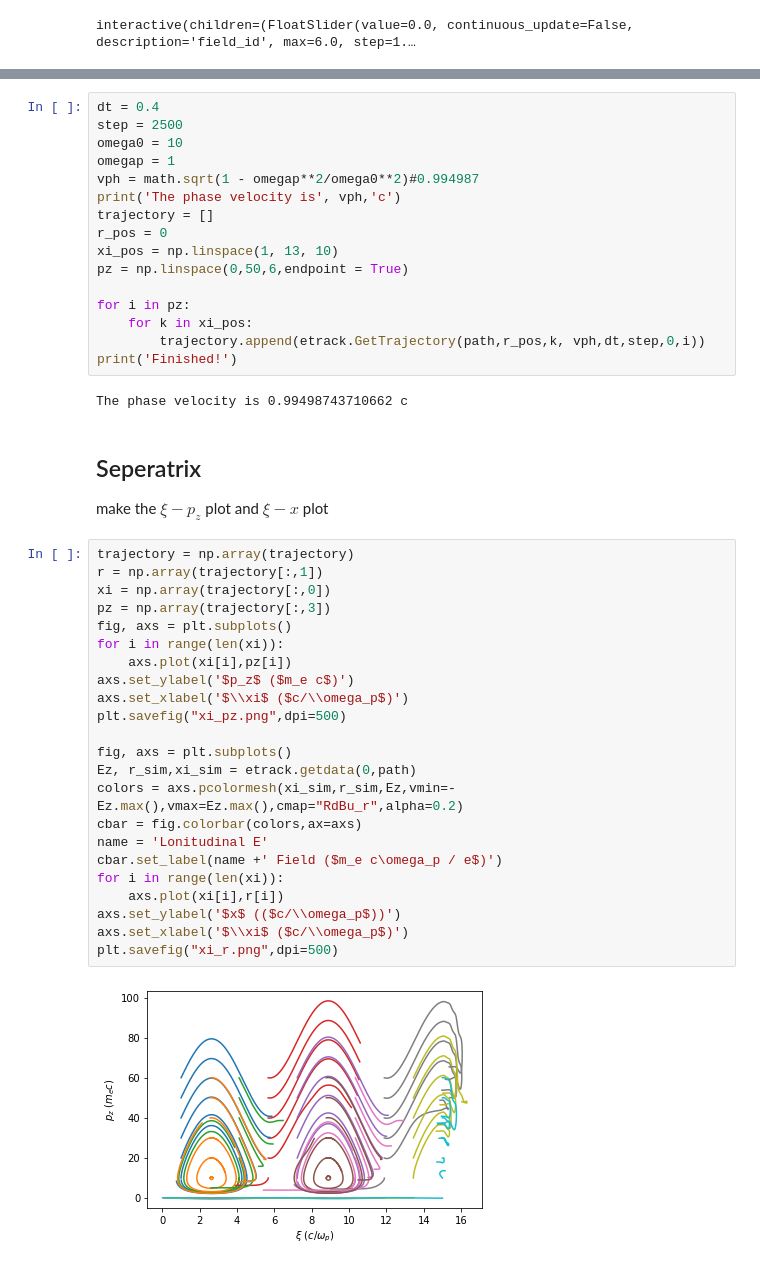
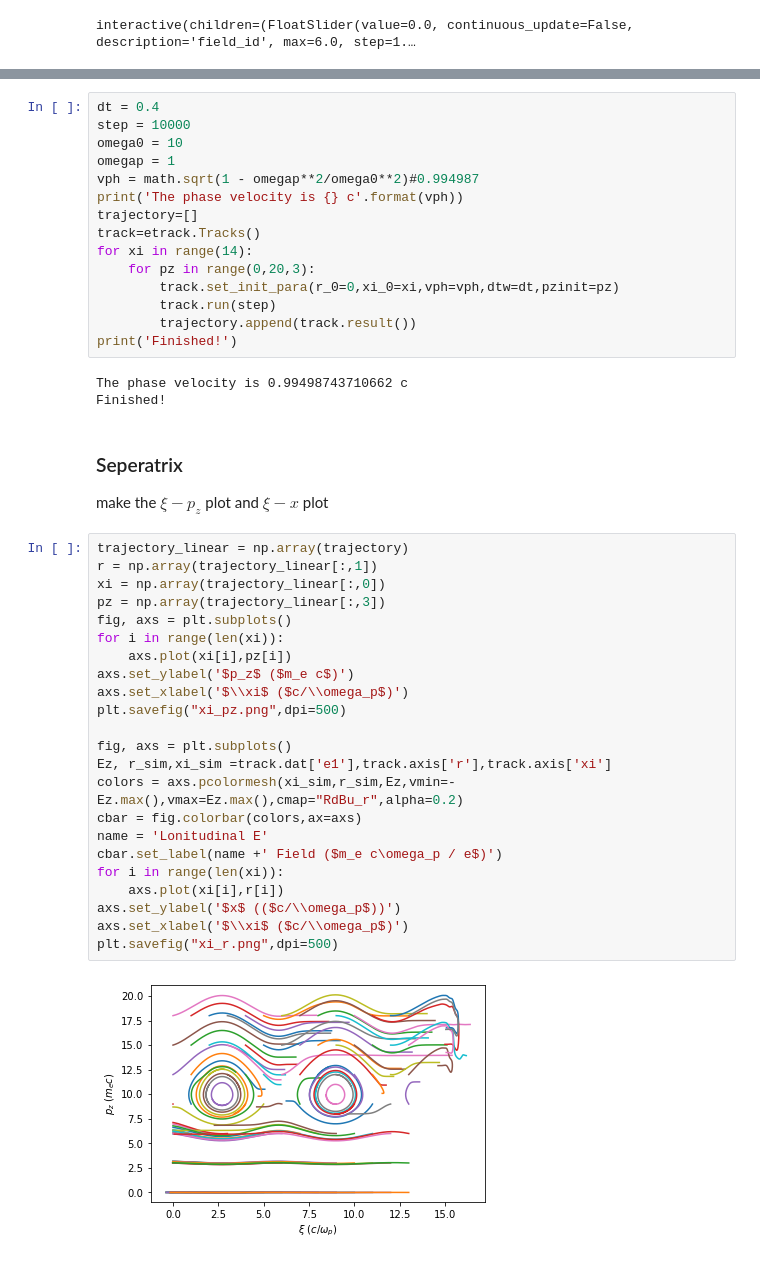
Before and after one commit to UCLA-Plasma-Simulation-Group/JupyterPIC, a Jupyter notebook: notebooks-USPAS22/Lab3 Trapping/Trapping in 2d LWFA.ipynb, the cells around one changed output, grey strips where cells are left out. Drawn from its saved outputs; the diff is of its cells as text.

```diff
--- a/notebooks-USPAS22/Lab3 Trapping/Trapping in 2d LWFA.ipynb
+++ b/notebooks-USPAS22/Lab3 Trapping/Trapping in 2d LWFA.ipynb
@@ -63,47 +63,47 @@ To get a clean seperatrix, it is suggested to launch all particles from the same
 # %%
 dt = 0.4
-step = 2500
+step = 10000
 omega0 = 10
 omegap = 1
 vph = math.sqrt(1 - omegap**2/omega0**2)#0.994987
-print('The phase velocity is', vph,'c')
-trajectory = []
-r_pos = 0
-xi_pos = np.linspace(1, 13, 10)
-pz = np.linspace(0,50,6,endpoint = True)
-
-for i in pz:
-    for k in xi_pos:
-        trajectory.append(etrack.GetTrajectory(path,r_pos,k, vph,dt,step,0,i))
+print('The phase velocity is {} c'.format(vph))
+trajectory=[]
+track=etrack.Tracks()
+for xi in range(14):
+    for pz in range(0,20,3):
+        track.set_init_para(r_0=0,xi_0=xi,vph=vph,dtw=dt,pzinit=pz)
+        track.run(step)
+        trajectory.append(track.result())
 print('Finished!')
 # %% [output]
 The phase velocity is 0.99498743710662 c
+Finished!
 # %% [markdown]
-## Seperatrix
+### Seperatrix
 
 make the $\xi-p_z$ plot and $\xi-x$ plot
 # %%
-trajectory = np.array(trajectory)
-r = np.array(trajectory[:,1])
-xi = np.array(trajectory[:,0])
-pz = np.array(trajectory[:,3])
+trajectory_linear = np.array(trajectory)
+r = np.array(trajectory_linear[:,1])
+xi = np.array(trajectory_linear[:,0])
+pz = np.array(trajectory_linear[:,3])
 fig, axs = plt.subplots()
 for i in range(len(xi)):
     axs.plot(xi[i],pz[i])
 axs.set_ylabel('$p_z$ ($m_e c$)')
 axs.set_xlabel('$\\xi$ ($c/\\omega_p$)')
 plt.savefig("xi_pz.png",dpi=500)
 
 fig, axs = plt.subplots()
-Ez, r_sim,xi_sim = etrack.getdata(0,path)
+Ez, r_sim,xi_sim =track.dat['e1'],track.axis['r'],track.axis['xi']
 colors = axs.pcolormesh(xi_sim,r_sim,Ez,vmin=-Ez.max(),vmax=Ez.max(),cmap="RdBu_r",alpha=0.2)
 cbar = fig.colorbar(colors,ax=axs)
 name = 'Lonitudinal E'
 cbar.set_label(name +' Field ($m_e c\omega_p / e$)')
 for i in range(len(xi)):
     axs.plot(xi[i],r[i])
 axs.set_ylabel('$x$ (($c/\\omega_p$))')
 axs.set_xlabel('$\\xi$ ($c/\\omega_p$)')
 plt.savefig("xi_r.png",dpi=500)
 # %% [output]
-[figure, old version]
+[figure, new version]
```
Also changed, not shown: parts of 9 cells of this notebook, 2 other files.
